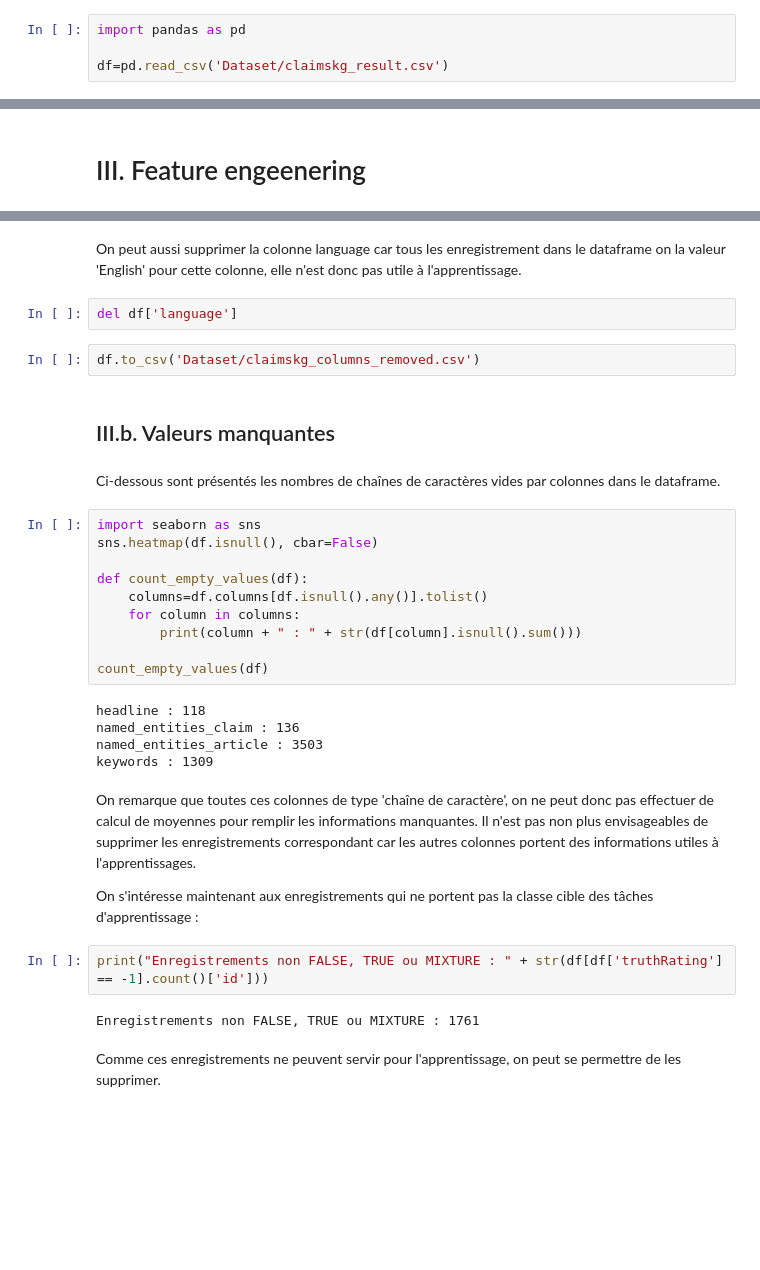
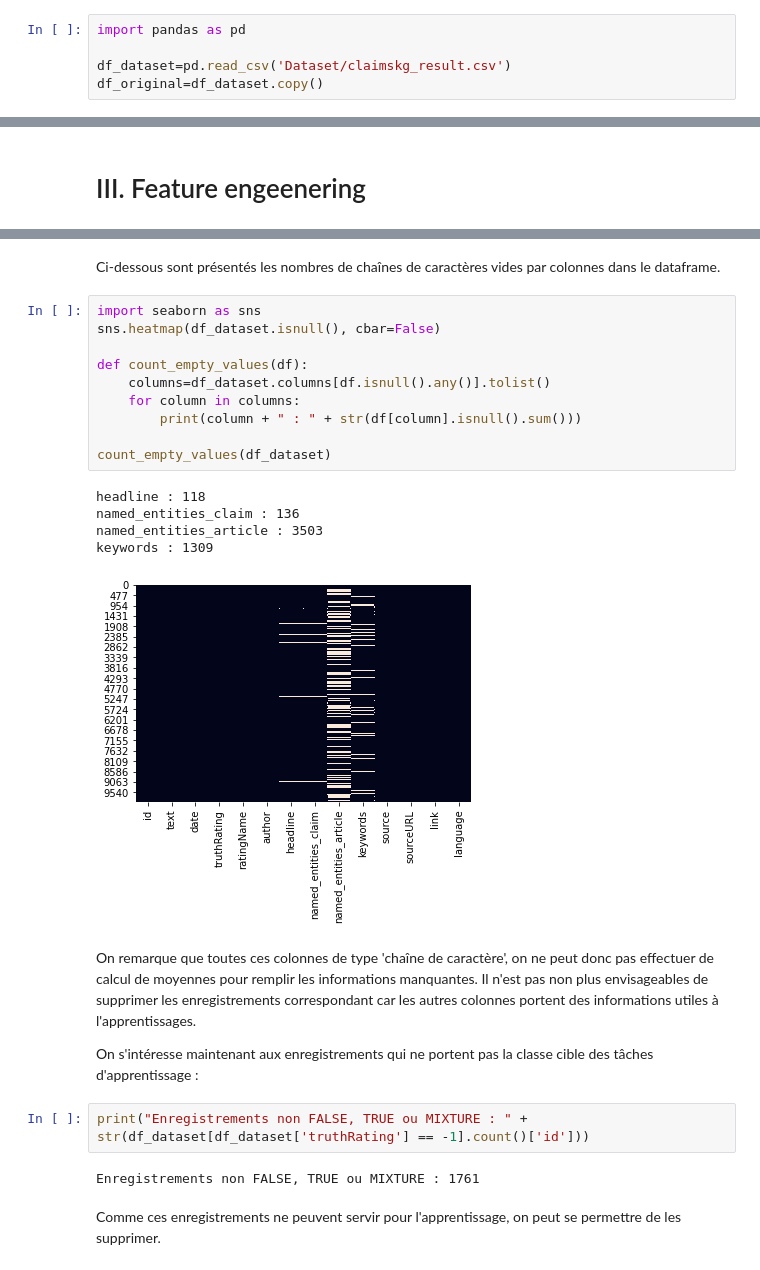
Before and after one commit to Dvassily/ClaimsClassification, a Jupyter notebook: Projet.ipynb, the cells around one changed output, grey strips where cells are left out. Drawn from its saved outputs; the diff is of its cells as text; blank space fills up the shorter version.

```diff
--- a/Projet.ipynb
+++ b/Projet.ipynb
@@ -5,7 +5,8 @@
 # %%
 import pandas as pd
 
-df=pd.read_csv('Dataset/claimskg_result.csv')
+df_dataset=pd.read_csv('Dataset/claimskg_result.csv')
+df_original=df_dataset.copy()
 # %% [markdown]
 # II. Informations sur le dataframe
 # %%
@@ -59,34 +58,27 @@ del df['ratingName']
-# %% [markdown]
-On peut aussi supprimer la colonne language car tous les enregistrement dans le dataframe on la valeur 'English' pour cette colonne, elle n'est donc pas utile à l'apprentissage.
-# %%
-del df['language']
-# %%
-df.to_csv('Dataset/claimskg_columns_removed.csv')
-# %% [markdown]
-## III.b. Valeurs manquantes
 # %% [markdown]
 Ci-dessous sont présentés les nombres de chaînes de caractères vides par colonnes dans le dataframe.
 # %%
 import seaborn as sns
-sns.heatmap(df.isnull(), cbar=False)
+sns.heatmap(df_dataset.isnull(), cbar=False)
 
 def count_empty_values(df):
-    columns=df.columns[df.isnull().any()].tolist()
+    columns=df_dataset.columns[df.isnull().any()].tolist()
     for column in columns:
         print(column + " : " + str(df[column].isnull().sum()))
 
-count_empty_values(df)
+count_empty_values(df_dataset)
 # %% [output]
 headline : 118
 named_entities_claim : 136
 named_entities_article : 3503
 keywords : 1309
+[figure, added]
 # %% [markdown]
 On remarque que toutes ces colonnes de type 'chaîne de caractère', on ne peut donc pas effectuer de calcul de moyennes pour remplir les informations manquantes. Il n'est pas non plus envisageables de supprimer les enregistrements correspondant car les autres colonnes portent des informations utiles à l'apprentissages.
 
 On s'intéresse maintenant aux enregistrements qui ne portent pas la classe cible des tâches d'apprentissage :
 # %%
-print("Enregistrements non FALSE, TRUE ou MIXTURE : " + str(df[df['truthRating'] == -1].count()['id']))
+print("Enregistrements non FALSE, TRUE ou MIXTURE : " + str(df_dataset[df_dataset['truthRating'] == -1].count()['id']))
 # %% [output]
 Enregistrements non FALSE, TRUE ou MIXTURE : 1761
 # %% [markdown]
```
Also changed, not shown: parts of 60 cells of this notebook.
